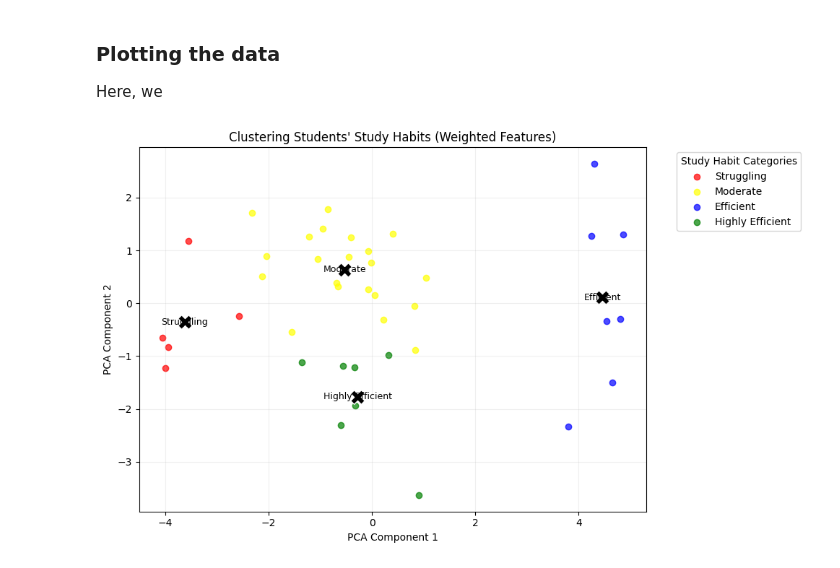
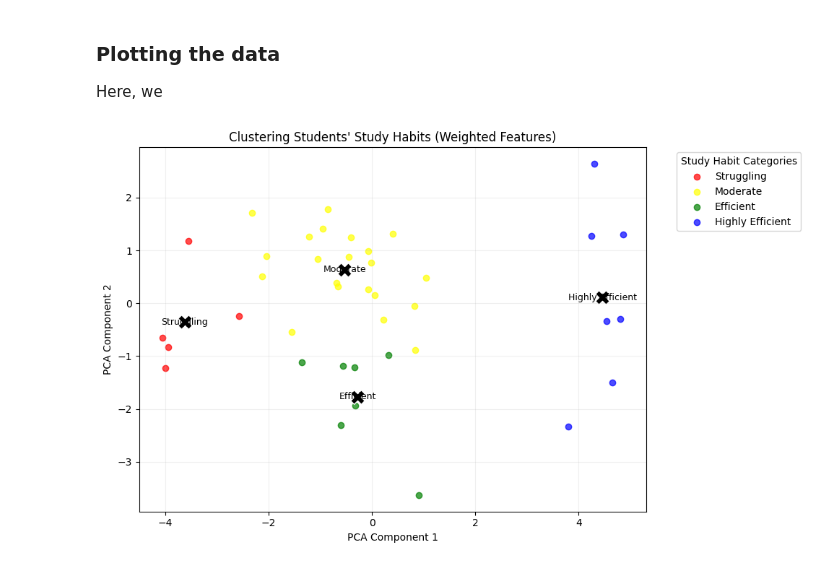
Before and after one commit to kevnugget/Study-Habit-Recommendation-System, a Jupyter notebook: data_collection.ipynb, the cells around one changed output. Saved outputs shown, nothing was run; the diff lists cells and outputs as text; code cells hidden in the pictures.

Commit message:
correct pipeline bugs and fix cluster label accuracy

```diff
--- a/data_collection.ipynb
+++ b/data_collection.ipynb
@@ -134,48 +158,24 @@ Here, we
 # %%
 pca = PCA(n_components=2)
 pca_result = pca.fit_transform(scaled_study_data)
-
-def assign_cluster_labels_by_quality(data): # labels each cluster based on study habit quality
-    # calculate a composite "Struggle Score" (higher = worse habits)
-    data['Struggle_Score'] = (
-        0.4 * (max(data['Current Study Habits Rating']) - data['Current Study Habits Rating']) +
-        0.3 * data['Distraction Frequency'] +
-        0.2 * data['Challenge when Studying'] +
-        0.1 * (max(data['Hours of Studying']) - data['Hours of Studying'])
-    )
-    cluster_means = data.groupby('Cluster')['Struggle_Score'].mean()
-    sorted_clusters = cluster_means.sort_values().index.tolist()
-    categories = ['Highly Efficient', 'Efficient', 'Moderate', 'Struggling']
-    return {cluster: label for cluster, label in zip(sorted_clusters, categories)}
-
-cluster_labels = assign_cluster_labels_by_quality(study_data)
-label_colors = {
-    'Struggling': 'red',
-    'Moderate': 'yellow',
-    'Efficient': 'blue',
-    'Highly Efficient': 'green'
-}
-
-study_data['Cluster Label'] = study_data['Cluster'].map(cluster_labels)
-study_data['Color'] = study_data['Cluster Label'].map(label_colors)
 
 plt.figure(figsize=(10, 6))
 for label, color in label_colors.items():
     cluster_data = pca_result[study_data['Cluster Label'] == label]
     plt.scatter(cluster_data[:, 0], cluster_data[:, 1], c=color, label=label, alpha=0.7)
 
 # Add cluster centroids
 for label in label_colors.keys():
     centroid = pca_result[study_data['Cluster Label'] == label].mean(axis=0)
     plt.scatter(centroid[0], centroid[1], marker='X', s=200, c='black', edgecolors='white')
     plt.text(centroid[0], centroid[1], label, fontsize=9, ha='center', va='center')
 
 plt.legend(title="Study Habit Categories", bbox_to_anchor=(1.05, 1))
 plt.title('Clustering Students\' Study Habits (Weighted Features)')
 plt.xlabel('PCA Component 1')
 plt.ylabel('PCA Component 2')
 plt.grid(alpha=0.2)
 plt.tight_layout()
 plt.show()
 # %% [output]
-[figure, old version]
+[figure, new version]
```
Also changed, not shown: parts of 1 cell of this notebook.
